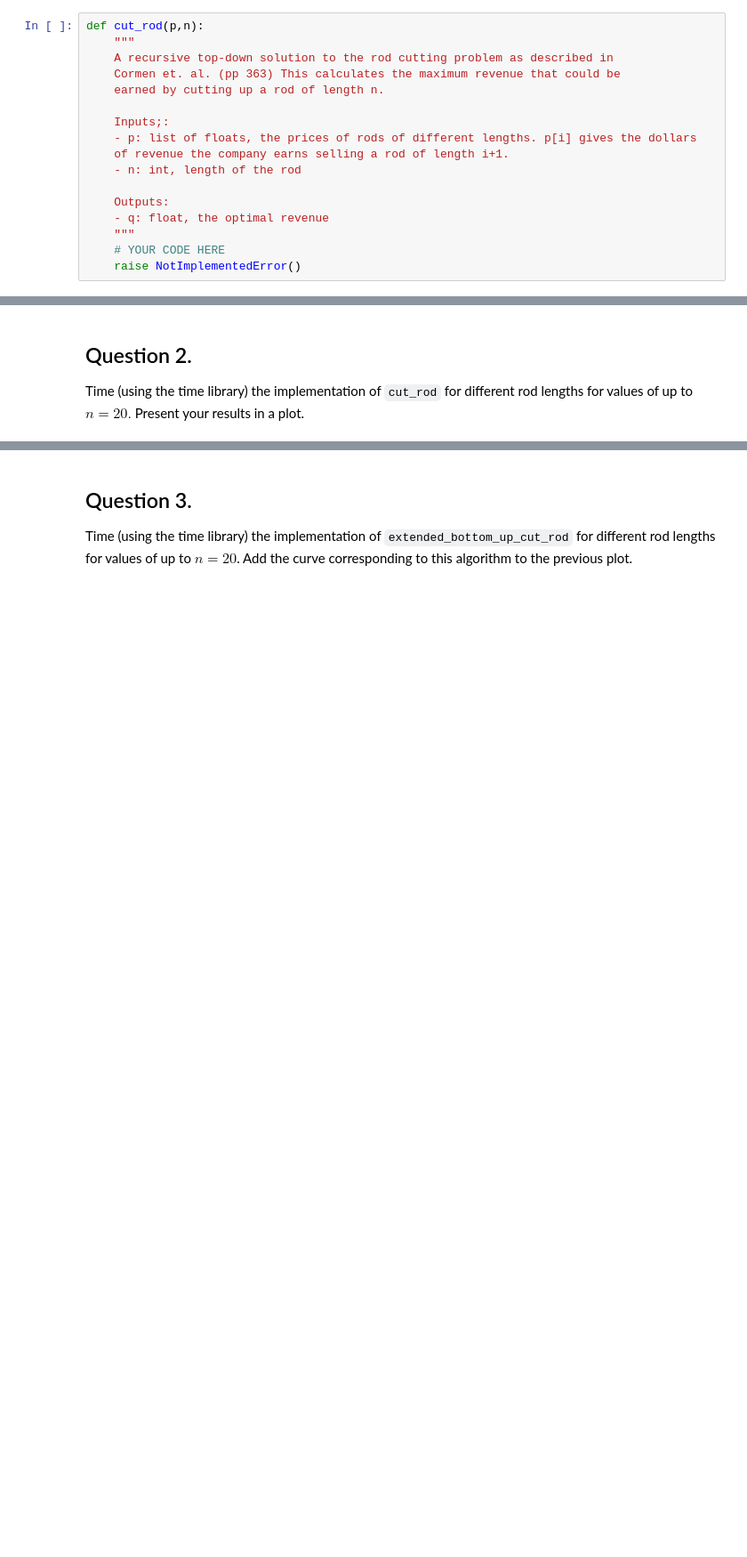
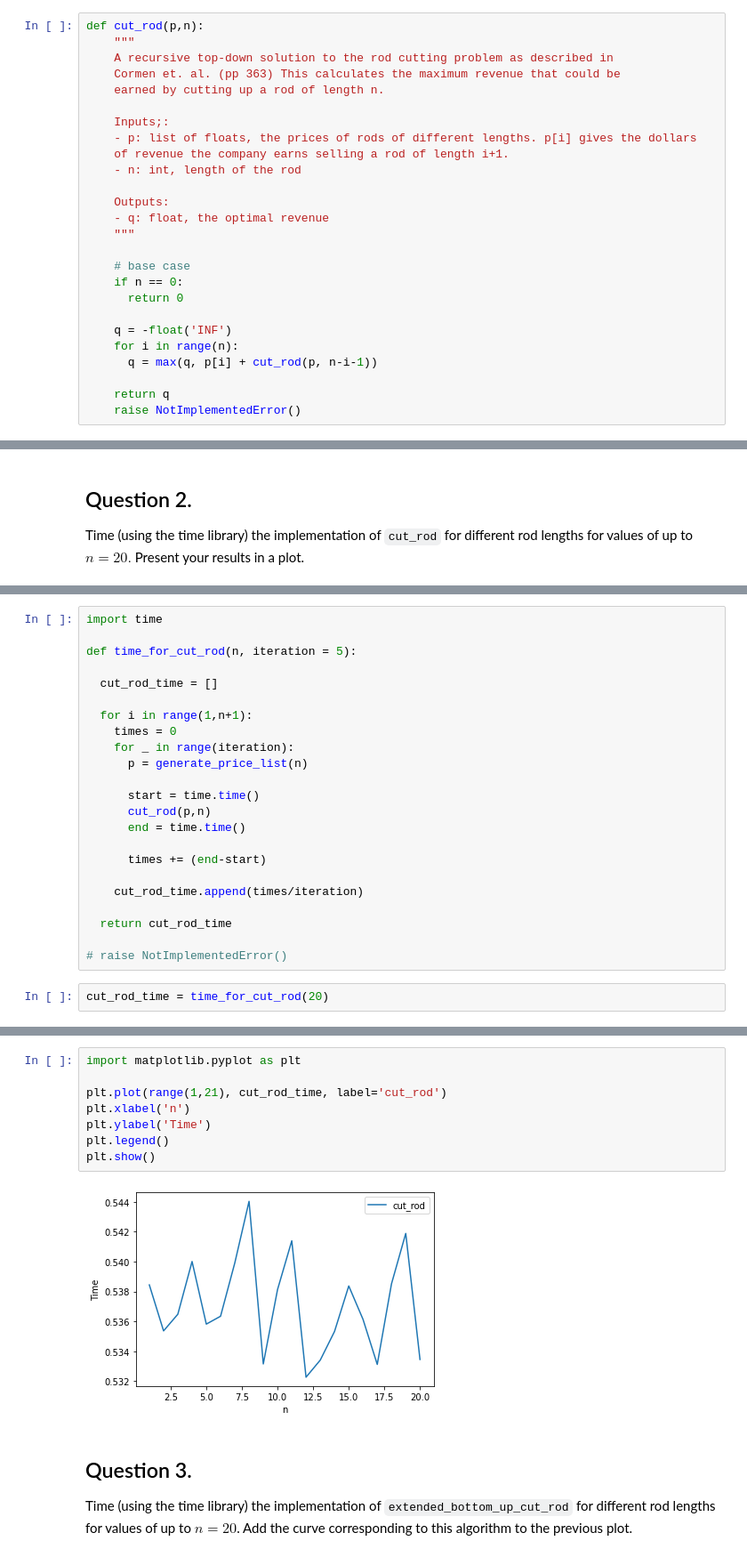
Before and after one commit to mahmud-nobe/CS110_pcw, a Jupyter notebook: CS110_Pre_Class_Work_12_1.ipynb, the cells around one changed output, grey strips where cells are left out. Shown at 89% size. Drawn from its saved outputs; the diff is of its cells as text; blank space fills up the shorter version.

```diff
--- a/CS110_Pre_Class_Work_12_1.ipynb
+++ b/CS110_Pre_Class_Work_12_1.ipynb
@@ -35,7 +35,16 @@ def cut_rod(p,n):
     Outputs:
     - q: float, the optimal revenue
     """
-    # YOUR CODE HERE
+
+    # base case
+    if n == 0:
+      return 0
+
+    q = -float('INF')
+    for i in range(n):
+      q = max(q, p[i] + cut_rod(p, n-i-1))
+
+    return q
     raise NotImplementedError()
 # %%
 # price list from textbook
@@ -131,0 +158,25 @@ raise NotImplementedError()
+# %%
+import time
+
+def time_for_cut_rod(n, iteration = 5):
+
+  cut_rod_time = []
+
+  for i in range(1,n+1):
+    times = 0
+    for _ in range(iteration):
+      p = generate_price_list(n)
+
+      start = time.time()
+      cut_rod(p,n)
+      end = time.time()
+
+      times += (end-start)
+
+    cut_rod_time.append(times/iteration)
+
+  return cut_rod_time
+
+# raise NotImplementedError()
+# %%
+cut_rod_time = time_for_cut_rod(20)
@@ -132,3 +187,13 @@ raise NotImplementedError()
+# %%
+import matplotlib.pyplot as plt
+
+plt.plot(range(1,21), cut_rod_time, label='cut_rod')
+plt.xlabel('n')
+plt.ylabel('Time')
+plt.legend()
+plt.show()
+# %% [output]
+[figure, added]
 # %% [markdown]
 ## Question 3.
 
```
Also changed, not shown: parts of 12 cells of this notebook.
